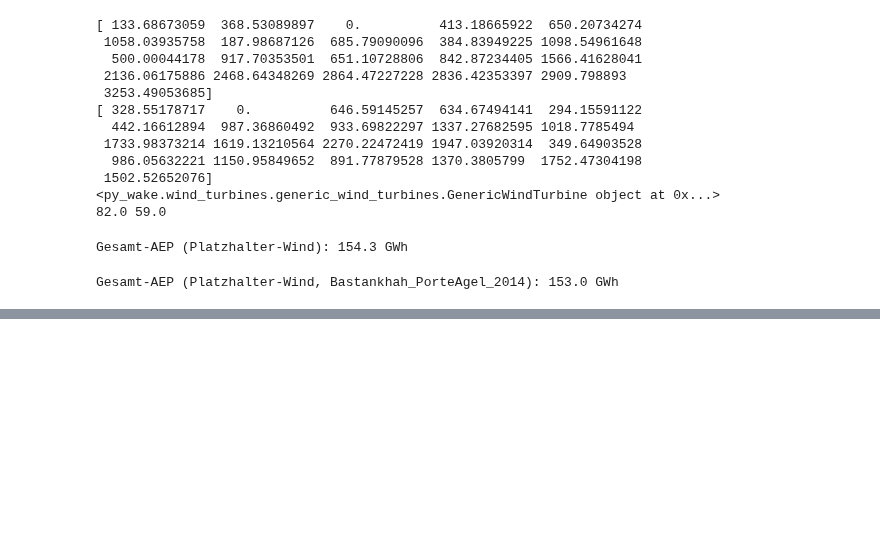
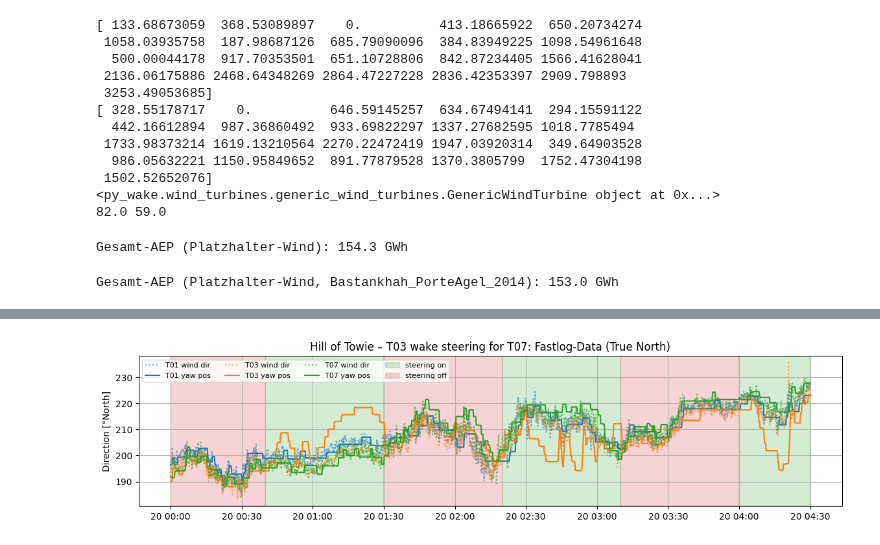
Before and after one commit to rfeusi/hill-of-towie-open-source-analysis, a Jupyter notebook: Simulation.ipynb, the cells around one changed output, grey strips where cells are left out. Cells and saved outputs as stored; diff of their text form; code cells hidden in the pictures; blank space fills up the shorter version.

```diff
--- a/Simulation.ipynb
+++ b/Simulation.ipynb
@@ -163,0 +328,38 @@ Gesamt-AEP (Platzhalter-Wind, Bastankhah_PorteAgel_2014): 153.0 GWh
+# %%
+dy_tags = [
+    "computed_driver_pre_processed_yaw_direction_true_degrees",
+    "computed_core_post_processed_consensus_wind_direction_true_degrees",
+    "computed_driver_post_processed_toggle_state",
+    "computed_core_post_processed_core_wake_steering_offset_degrees",
+]
+
+fl = load_hot_fl_data(
+    data_dir=get_filestore_dir(),
+    wtg_numbers=[1, 3, 7],
+    start_dt=start,
+    end_dt_excl=end_excl,
+    extra_tags=dy_tags,
+)
+
+YAW = "computed_driver_pre_processed_yaw_direction_true_degrees"
+WD = "computed_core_post_processed_consensus_wind_direction_true_degrees"
+TOGGLE = "computed_driver_post_processed_toggle_state"
+
+fig, ax = plt.subplots(figsize=(14, 3))
+for name, c in colors.items():
+    ax.plot(fl.index, fl[(name, WD)], color=c, ls=":", alpha=0.6, label=f"{name} wind dir")
+    ax.plot(fl.index, fl[(name, YAW)], color=c, label=f"{name} yaw pos")
+
+# Steering-Phasen von T03 hinterlegen
+toggle = fl[("T03", TOGGLE)]
+ax.fill_between(fl.index, 0, 1, where=(toggle == 1), transform=ax.get_xaxis_transform(),
+                color="tab:green", alpha=0.2, label="steering on")
+ax.fill_between(fl.index, 0, 1, where=(toggle == 0), transform=ax.get_xaxis_transform(),
+                color="tab:red", alpha=0.2, label="steering off")
+
+ax.set_ylabel("Direction [°North]")
+ax.set_title("Hill of Towie – T03 wake steering for T07: Fastlog-Data (True North)")
+ax.legend(ncol=4, fontsize=8)
+ax.grid()
+# %% [output]
+[figure, added]
```
Also changed, not shown: parts of 7 cells of this notebook.
